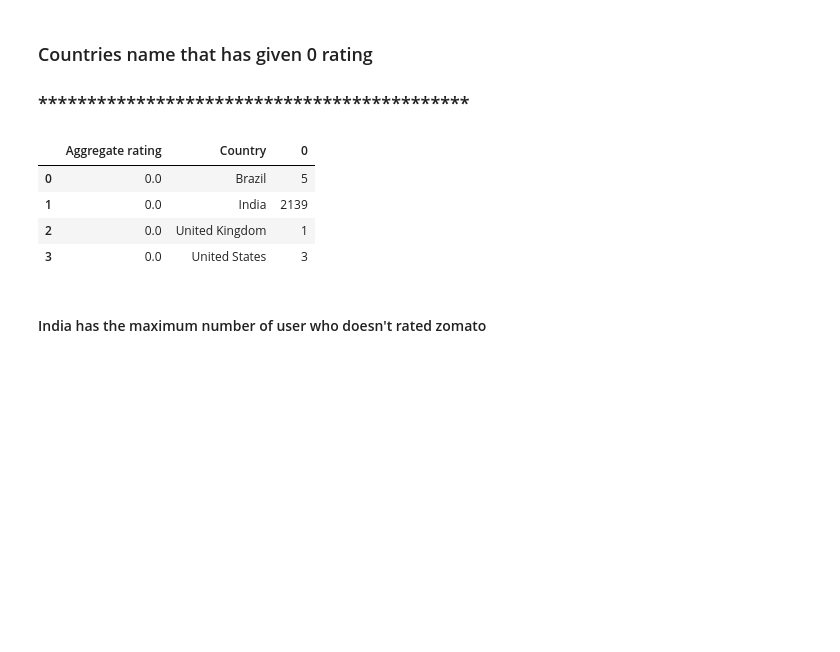
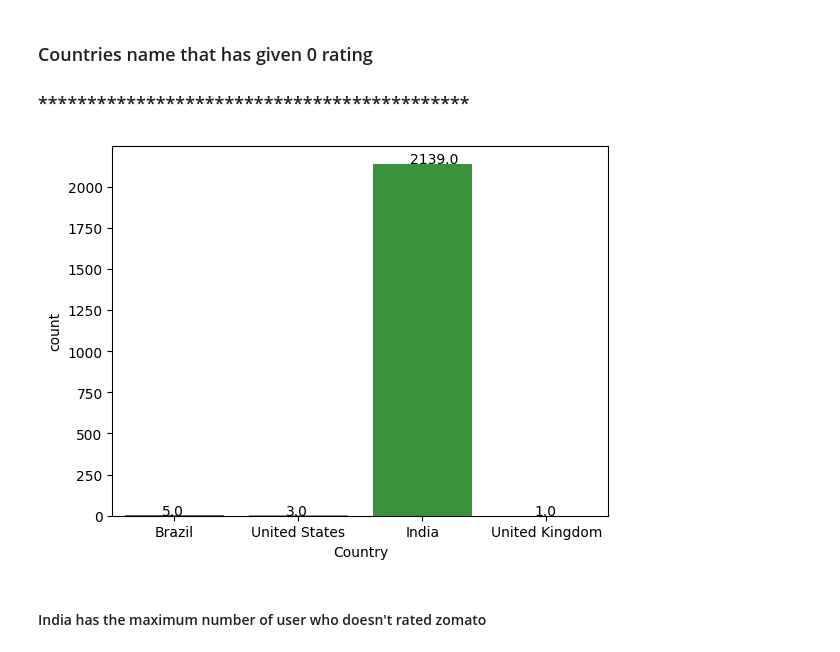
Before and after one commit to Ajayrajc1998/WEEK-10, a Jupyter notebook: WEEK 10.ipynb, the cells around one changed output. Drawn from its saved outputs; the diff is of its cells as text; code cells hidden in the pictures; blank space fills up the shorter version.

```diff
--- a/WEEK 10.ipynb
+++ b/WEEK 10.ipynb
@@ -274,14 +274,14 @@ sns.countplot(x='Rating color',data=ratings,palette=['blue','red','orange','yell
 # %%
 a=final_df[final_df['Aggregate rating']==0.0]
 a['Country'].unique()
 a['Aggregate rating'].head(10)
-a.groupby(['Aggregate rating','Country']).size().reset_index().head(5)
+b=a.groupby(['Aggregate rating','Country']).size().reset_index()
+c=sns.countplot(x=a['Country'],data=a)
+for p in c.patches:
+    c.annotate(p.get_height(), (p.get_x() + 0.3, p.get_height() + 1))
+plt.show()
 # %% [output]
-|  | Aggregate rating | Country | 0 |
-| 0 | 0.0 | Brazil | 5 |
-| 1 | 0.0 | India | 2139 |
-| 2 | 0.0 | United Kingdom | 1 |
-| 3 | 0.0 | United States | 3 |
+[figure, added]
 # %% [markdown]
 #### India has the maximum number of user who doesn't rated zomato
 # %% [markdown]
```
Also changed, not shown: parts of 26 cells of this notebook.
